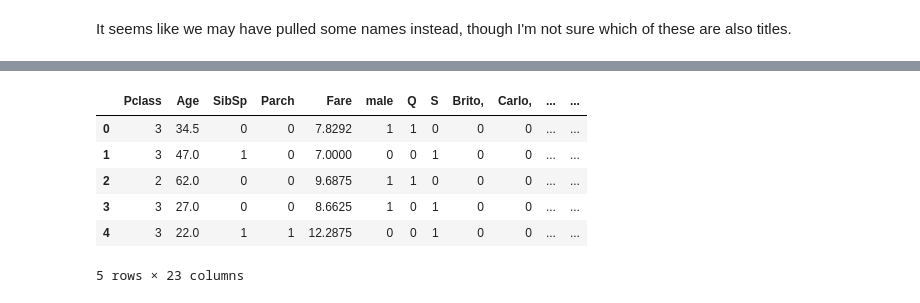
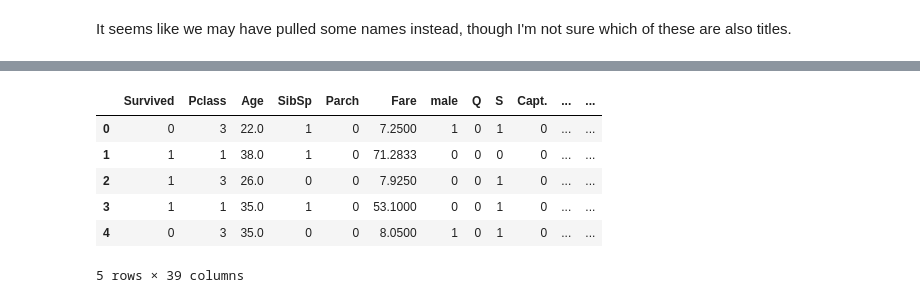
Before and after one commit to ZubairQazi/LogisticRegression-Titanic, a Jupyter notebook: Titanic-Notes.ipynb, the cells around one changed output, grey strips where cells are left out. Cells and saved outputs as stored; diff of their text form; code cells hidden in the pictures.

Commit message:
Update notes, trained a model on another feature

```diff
--- a/Titanic-Notes.ipynb
+++ b/Titanic-Notes.ipynb
@@ -370,0 +375,2 @@ print(test['Title'].unique())
+# %%
+train['Title'] = titles
@@ -371,7 +386,7 @@ print(test['Title'].unique())
 # %%
-sexes = pd.get_dummies(test['Sex'], drop_first=True)
-embarked = pd.get_dummies(test['Embarked'], drop_first=True)
-pass_titles = pd.get_dummies(test['Title'], drop_first=True)
+sexes = pd.get_dummies(train['Sex'], drop_first=True)
+embarked = pd.get_dummies(train['Embarked'], drop_first=True)
+pass_titles = pd.get_dummies(train['Title'], drop_first=True)
 # %%
-test = pd.concat([test, sexes, embarked, pass_titles], axis=1)
+train = pd.concat([train, sexes, embarked, pass_titles], axis=1)
 # %%
@@ -387,12 +402,12 @@ test.head()
 # %%
-test.drop(['PassengerId', 'Sex', 'Embarked', 'Name', 'Ticket', 'Cabin', 'Title'], axis=1, inplace=True)
+train.drop(['PassengerId', 'Sex', 'Embarked', 'Name', 'Ticket', 'Cabin', 'Title'], axis=1, inplace=True)
 # %%
-test.head()
+train.head()
 # %% [output]
-|  | Pclass | Age | SibSp | Parch | Fare | male | Q | S | Brito, | Carlo, | ... | ... |
-| 0 | 3 | 34.5 | 0 | 0 | 7.8292 | 1 | 1 | 0 | 0 | 0 | ... | ... |
-| 1 | 3 | 47.0 | 1 | 0 | 7.0000 | 0 | 0 | 1 | 0 | 0 | ... | ... |
-| 2 | 2 | 62.0 | 0 | 0 | 9.6875 | 1 | 1 | 0 | 0 | 0 | ... | ... |
-| 3 | 3 | 27.0 | 0 | 0 | 8.6625 | 1 | 0 | 1 | 0 | 0 | ... | ... |
-| 4 | 3 | 22.0 | 1 | 1 | 12.2875 | 0 | 0 | 1 | 0 | 0 | ... | ... |
+|  | Survived | Pclass | Age | SibSp | Parch | Fare | male | Q | S | Capt. | ... | ... |
+| 0 | 0 | 3 | 22.0 | 1 | 0 | 7.2500 | 1 | 0 | 1 | 0 | ... | ... |
+| 1 | 1 | 1 | 38.0 | 1 | 0 | 71.2833 | 0 | 0 | 0 | 0 | ... | ... |
+| 2 | 1 | 3 | 26.0 | 0 | 0 | 7.9250 | 0 | 0 | 1 | 0 | ... | ... |
+| 3 | 1 | 1 | 35.0 | 1 | 0 | 53.1000 | 0 | 0 | 1 | 0 | ... | ... |
+| 4 | 0 | 3 | 35.0 | 0 | 0 | 8.0500 | 1 | 0 | 1 | 0 | ... | ... |
-5 rows × 23 columns
+5 rows × 39 columns
```
Also changed, not shown: parts of 38 cells of this notebook.
